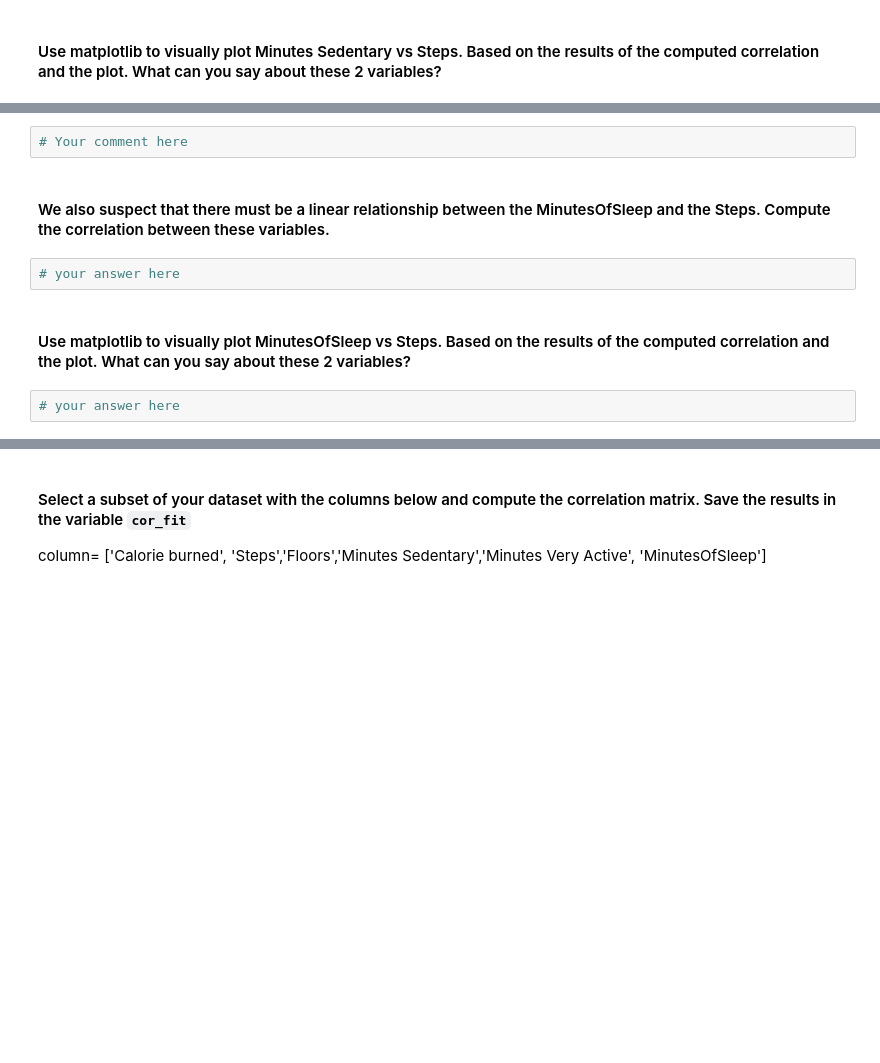
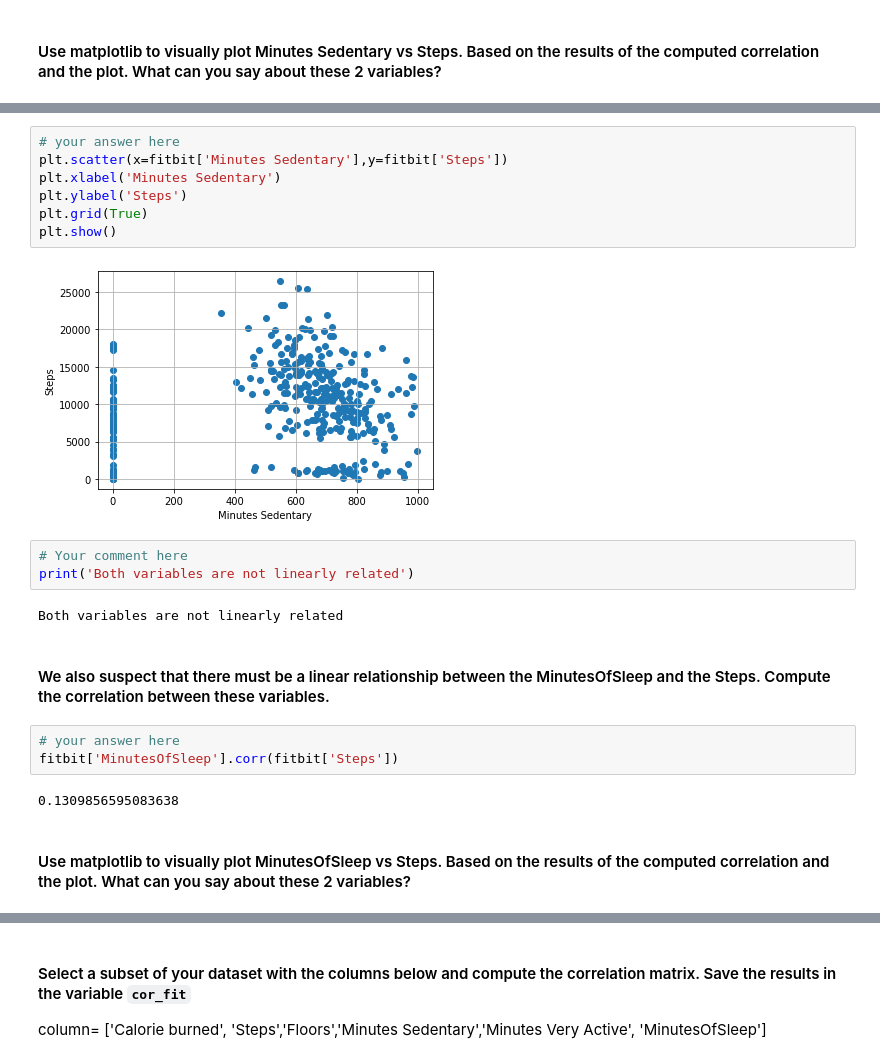
Before and after one commit to herreradelduque/dataptmad1019, a Jupyter notebook: module-2/lab-pivot-table-and-correlation/your_code/main.ipynb, the cells around one changed output, grey strips where cells are left out. Cells and saved outputs as stored; diff of their text form; blank space fills up the shorter version.

```diff
--- a/module-2/lab-pivot-table-and-correlation/your_code/main.ipynb
+++ b/module-2/lab-pivot-table-and-correlation/your_code/main.ipynb
@@ -231,10 +244,23 @@ fitbit['Minutes Very Active'].corr(fitbit['Steps'])
+# %%
+# your answer here
+plt.scatter(x=fitbit['Minutes Sedentary'],y=fitbit['Steps'])
+plt.xlabel('Minutes Sedentary')
+plt.ylabel('Steps')
+plt.grid(True)
+plt.show()
+# %% [output]
+[figure, added]
 # %%
 # Your comment here
+print('Both variables are not linearly related')
+# %% [output]
+Both variables are not linearly related
 # %% [markdown]
 #### We also suspect that there must be a linear relationship between the MinutesOfSleep and the Steps. Compute the correlation between these variables.
 # %%
 # your answer here
+fitbit['MinutesOfSleep'].corr(fitbit['Steps'])
+# %% [output]
+0.1309856595083638
 # %% [markdown]
 #### Use matplotlib to visually plot MinutesOfSleep vs Steps. Based on the results of the computed correlation and the plot. What can you say about these 2 variables?
-# %%
-# your answer here
```
Also changed, not shown: parts of 24 cells of this notebook.
